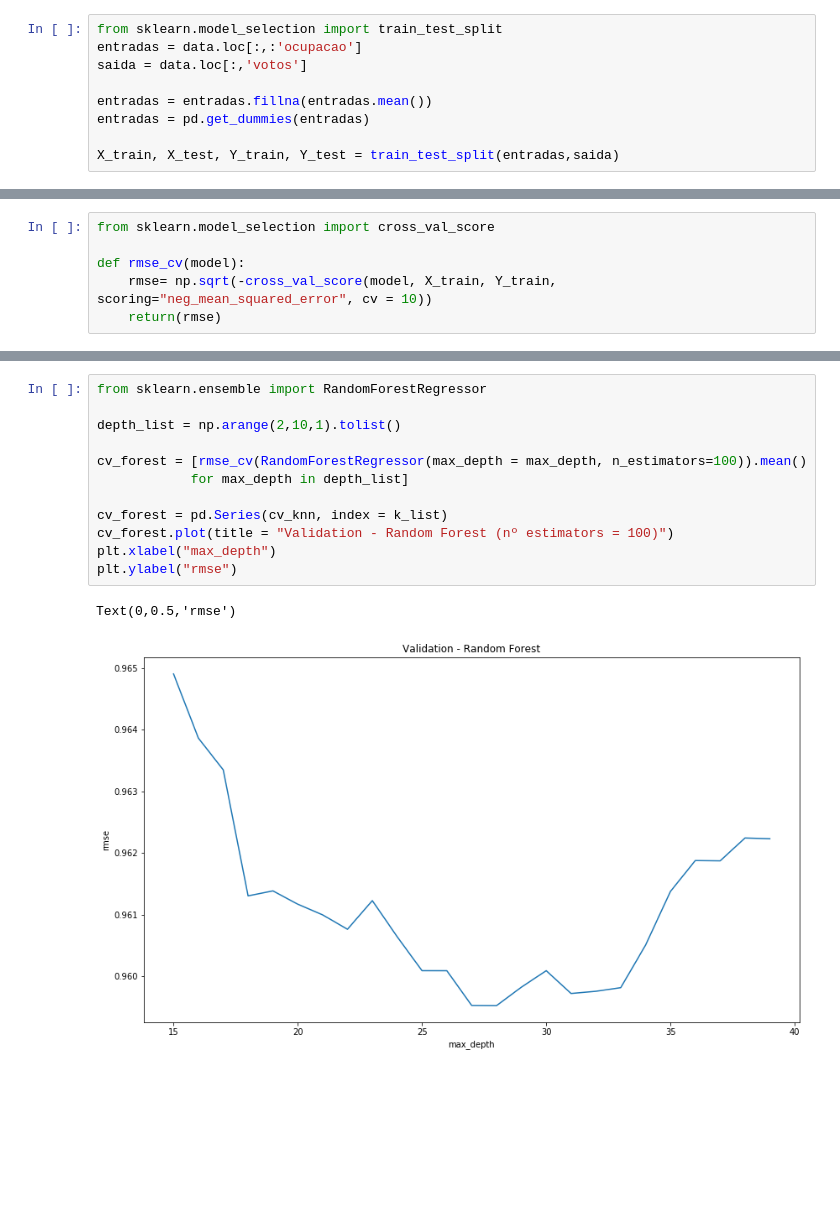
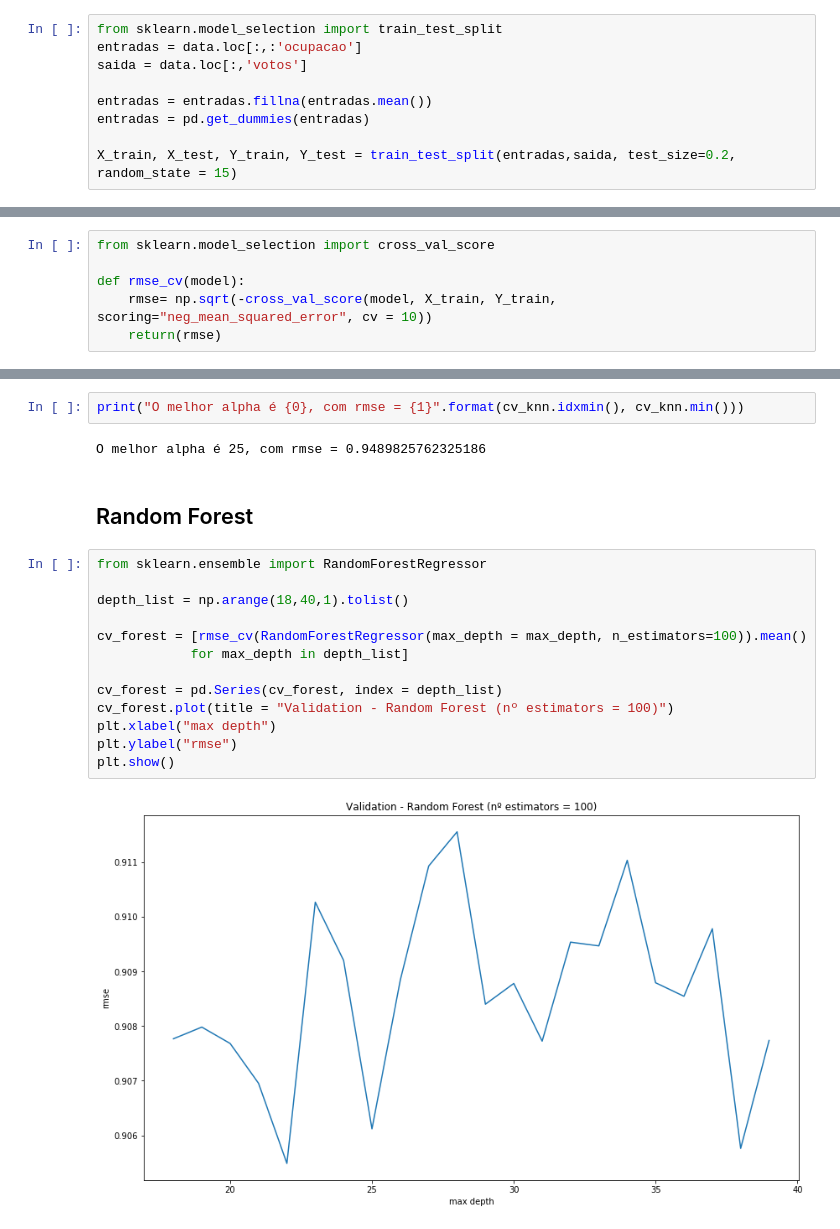
Before and after one commit to RenatoEly/aprendizagemDeMaquina, a Jupyter notebook: Ex3/previsão votação de deputados.ipynb, the cells around one changed output, grey strips where cells are left out. Drawn from its saved outputs; the diff is of its cells as text; blank space fills up the shorter version.

```diff
--- a/Ex3/previsão votação de deputados.ipynb
+++ b/Ex3/previsão votação de deputados.ipynb
@@ -88,7 +88,7 @@ saida = data.loc[:,'votos']
 entradas = entradas.fillna(entradas.mean())
 entradas = pd.get_dummies(entradas)
 
-X_train, X_test, Y_train, Y_test = train_test_split(entradas,saida)
+X_train, X_test, Y_train, Y_test = train_test_split(entradas,saida, test_size=0.2, random_state = 15)
 # %% [markdown]
 dividindo os dados em dados de treino e teste aleatoriamente, com proporção de 75% para treino e 25% para validação.
 # %% [markdown]
@@ -156,15 +172,21 @@ Text(0,0.5,'rmse')
+# %%
+print("O melhor alpha é {0}, com rmse = {1}".format(cv_knn.idxmin(), cv_knn.min()))
+# %% [output]
+O melhor alpha é 25, com rmse = 0.9489825762325186
+# %% [markdown]
+## Random Forest
 # %%
 from sklearn.ensemble import RandomForestRegressor
 
-depth_list = np.arange(2,10,1).tolist()
+depth_list = np.arange(18,40,1).tolist()
 
 cv_forest = [rmse_cv(RandomForestRegressor(max_depth = max_depth, n_estimators=100)).mean()
             for max_depth in depth_list]
 
-cv_forest = pd.Series(cv_knn, index = k_list)
+cv_forest = pd.Series(cv_forest, index = depth_list)
 cv_forest.plot(title = "Validation - Random Forest (nº estimators = 100)")
-plt.xlabel("max_depth")
+plt.xlabel("max depth")
 plt.ylabel("rmse")
+plt.show()
 # %% [output]
-Text(0,0.5,'rmse')
-[figure, old version]
+[figure, new version]
```
Also changed, not shown: parts of 16 cells of this notebook.
